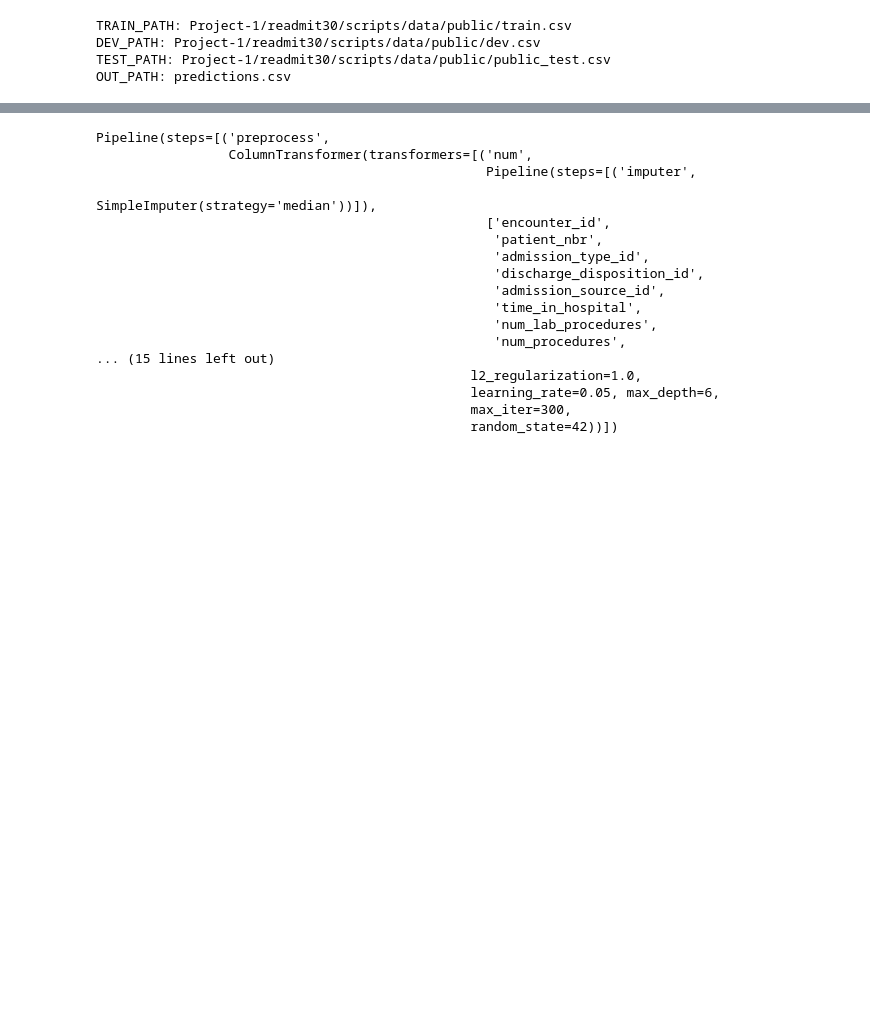
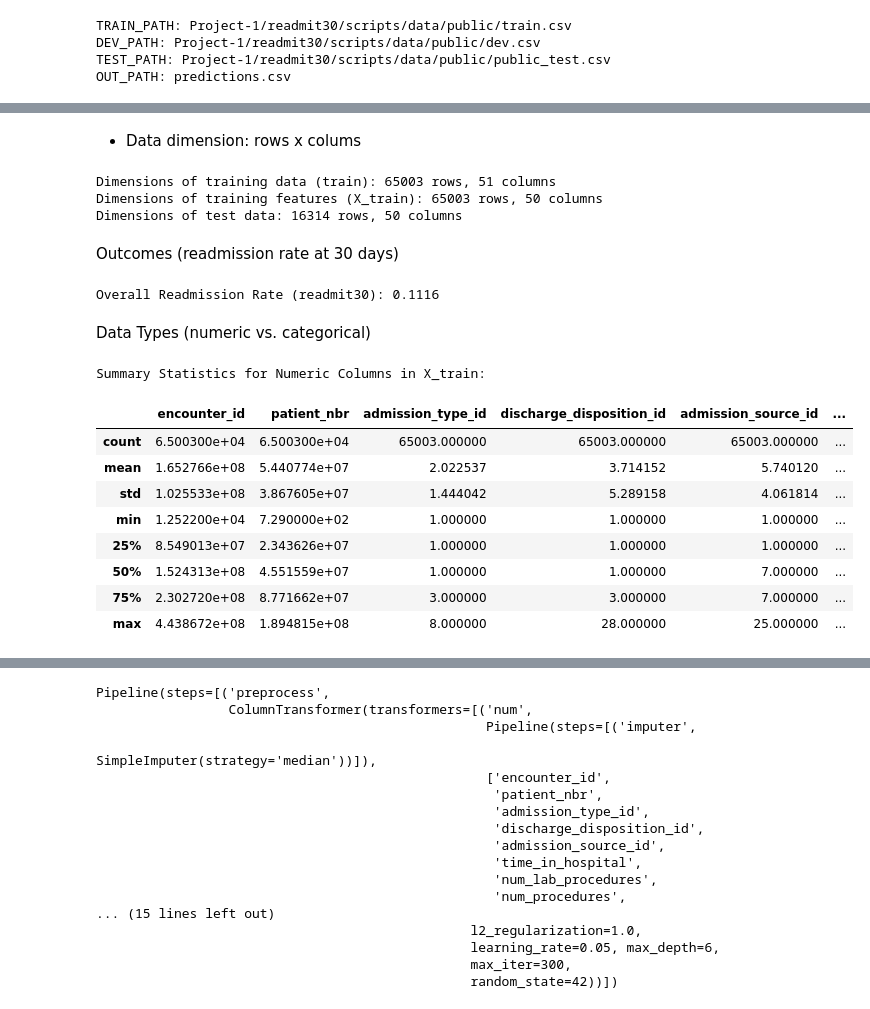
Before and after one commit to joezein71/AIHC-5010-Winter-2026, a Jupyter notebook: 20260122_Assignment1_Colab_Workflow_Zein.ipynb, the cells around one changed output, grey strips where cells are left out. Drawn from its saved outputs; the diff is of its cells as text; code cells hidden in the pictures; blank space fills up the shorter version.

```diff
--- a/20260122_Assignment1_Colab_Workflow_Zein.ipynb
+++ b/20260122_Assignment1_Colab_Workflow_Zein.ipynb
@@ -126,0 +136,37 @@ y_train = train["readmit30"].astype(int)
+# %% [markdown]
+- Data dimension: rows x colums
+# %%
+print(f"Dimensions of training data (train): {train.shape[0]} rows, {train.shape[1]} columns")
+print(f"Dimensions of training features (X_train): {X_train.shape[0]} rows, {X_train.shape[1]} columns")
+print(f"Dimensions of test data: {test.shape[0]} rows, {test.shape[1]} columns")
+# %% [output]
+Dimensions of training data (train): 65003 rows, 51 columns
+Dimensions of training features (X_train): 65003 rows, 50 columns
+Dimensions of test data: 16314 rows, 50 columns
+# %% [markdown]
+Outcomes (readmission rate at 30 days)
+# %%
+overall_readmission_rate = y_train.mean()
+print(f"Overall Readmission Rate (readmit30): {overall_readmission_rate:.4f}")
+# %% [output]
+Overall Readmission Rate (readmit30): 0.1116
+# %% [markdown]
+Data Types (numeric vs. categorical)
+# %%
+print("Summary Statistics for Numeric Columns in X_train:")
+
+# Select only numeric columns
+numeric_columns = X_train.select_dtypes(include=np.number)
+
+display(numeric_columns.describe())
+# %% [output]
+Summary Statistics for Numeric Columns in X_train:
+|  | encounter_id | patient_nbr | admission_type_id | discharge_disposition_id | admission_source_id | ... |
+| count | 6.500300e+04 | 6.500300e+04 | 65003.000000 | 65003.000000 | 65003.000000 | ... |
+| mean | 1.652766e+08 | 5.440774e+07 | 2.022537 | 3.714152 | 5.740120 | ... |
+| std | 1.025533e+08 | 3.867605e+07 | 1.444042 | 5.289158 | 4.061814 | ... |
+| min | 1.252200e+04 | 7.290000e+02 | 1.000000 | 1.000000 | 1.000000 | ... |
+| 25% | 8.549013e+07 | 2.343626e+07 | 1.000000 | 1.000000 | 1.000000 | ... |
+| 50% | 1.524313e+08 | 4.551559e+07 | 1.000000 | 1.000000 | 7.000000 | ... |
+| 75% | 2.302720e+08 | 8.771662e+07 | 3.000000 | 3.000000 | 7.000000 | ... |
+| max | 4.438672e+08 | 1.894815e+08 | 8.000000 | 28.000000 | 25.000000 | ... |
```
Also changed, not shown: parts of 20 cells of this notebook.
